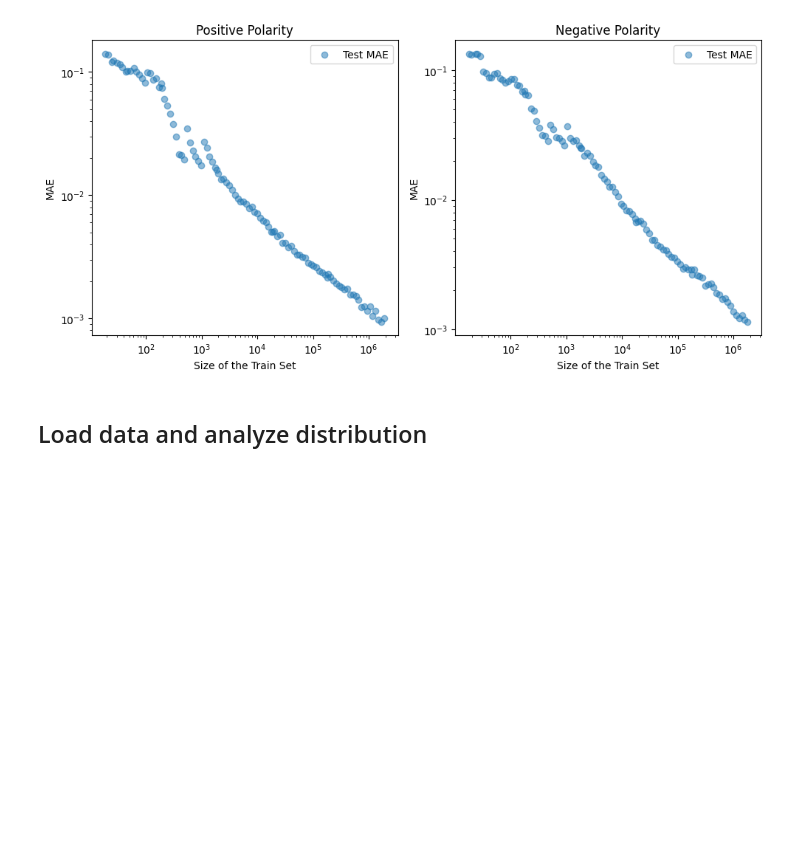
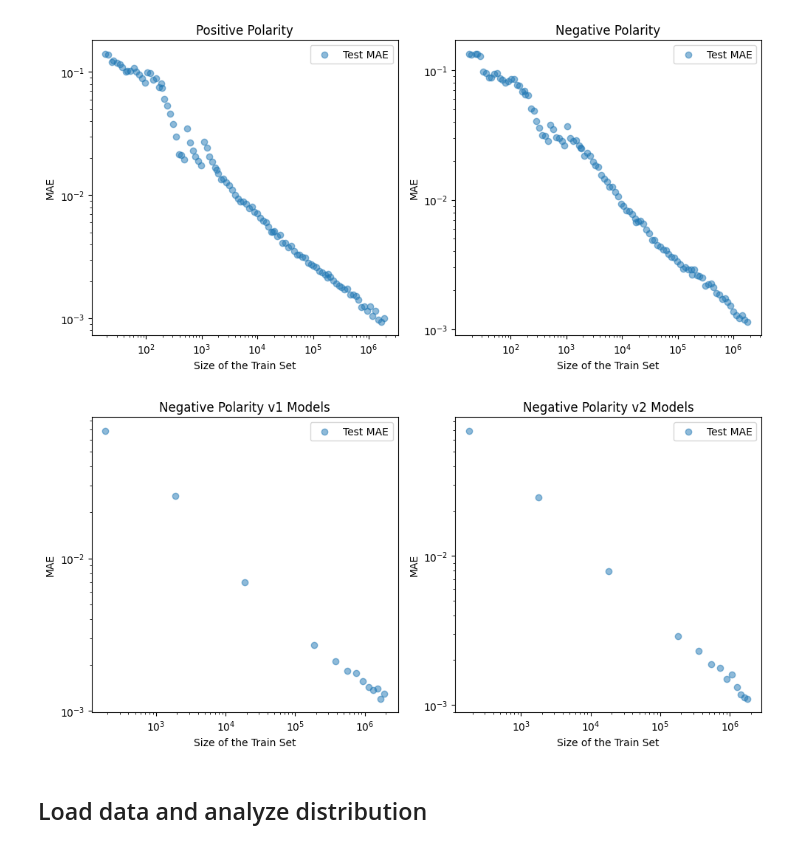
Before and after one commit to hawaii-ai/GalacticCosmicRays, a Jupyter notebook: notebooks/plot/plot_nn_train_size.ipynb, the cells around one changed output. Cells and saved outputs as stored; diff of their text form; code cells hidden in the pictures; blank space fills up the shorter version.

```diff
--- a/notebooks/plot/plot_nn_train_size.ipynb
+++ b/notebooks/plot/plot_nn_train_size.ipynb
@@ -69,6 +58,40 @@ plt.tight_layout()
 plt.show()
 # %% [output]
 [figure]
+# %%
+# Load data from csv: train_size, train_mae, val_mae
+dir = '../../models/model_size_investigation'
+neg1 = np.loadtxt(f'{dir}/v3_neg.csv', delimiter=',')
+neg2 = np.loadtxt(f'{dir}/v4_neg.csv', delimiter=',')
+
+neg1[:, 0] = neg1[:, 0] * 1_879_546
+neg2[:, 0] = neg2[:, 0] * 1_788_892
+
+# Plot the train size against the train and validation mae
+plt.figure(figsize=(10, 5))
+plt.subplot(1, 2, 1)
+plt.scatter(neg1[:, 0], neg1[:, 2], alpha=0.5, label='Test MAE')
+plt.xscale('log')
+plt.yscale('log')
+plt.xlabel('Size of the Train Set')
+plt.ylabel('MAE')
+plt.title('Negative Polarity v1 Models')
+plt.legend()
+
+plt.subplot(1, 2, 2)
+plt.scatter(neg2[:, 0], neg2[:, 2], alpha=0.5, label='Test MAE')
+plt.xscale('log')
+plt.yscale('log')
+plt.xlabel('Size of the Train Set')
+plt.ylabel('MAE')
+plt.title('Negative Polarity v2 Models')
+plt.legend()
+
+plt.tight_layout()
+plt.savefig(f'{dir}/all_models_size_vs_mae_v1v2.png')
+plt.show()
+# %% [output]
+[figure, added]
 # %% [markdown]
 ## Load data and analyze distribution
 # %%
```
Also changed, not shown: parts of 9 cells of this notebook, 11 other files.
